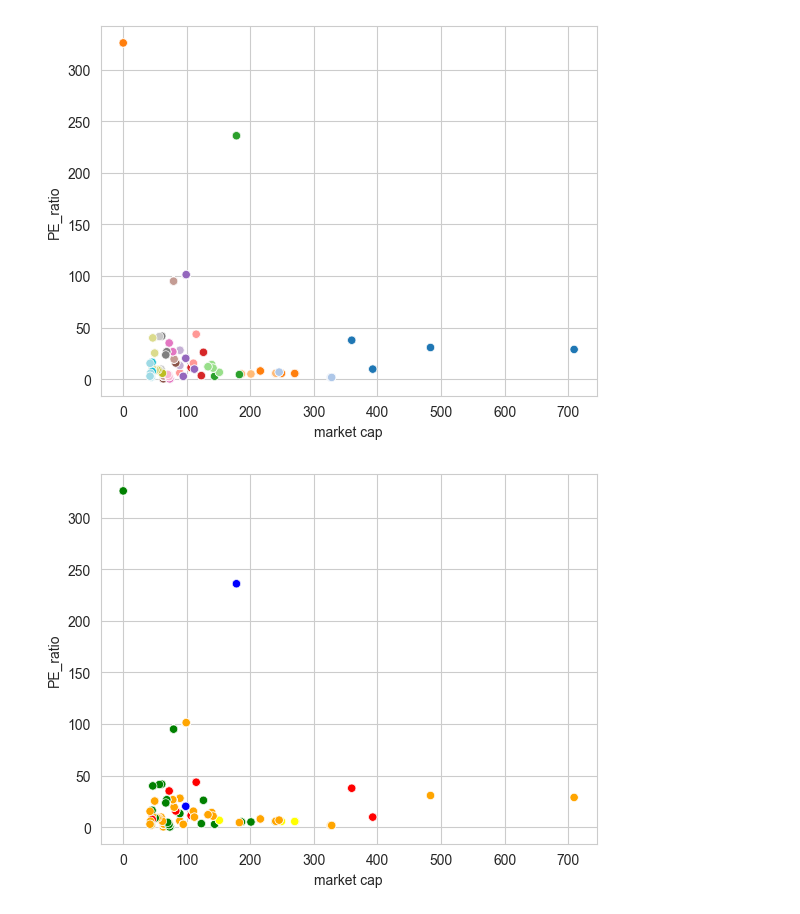
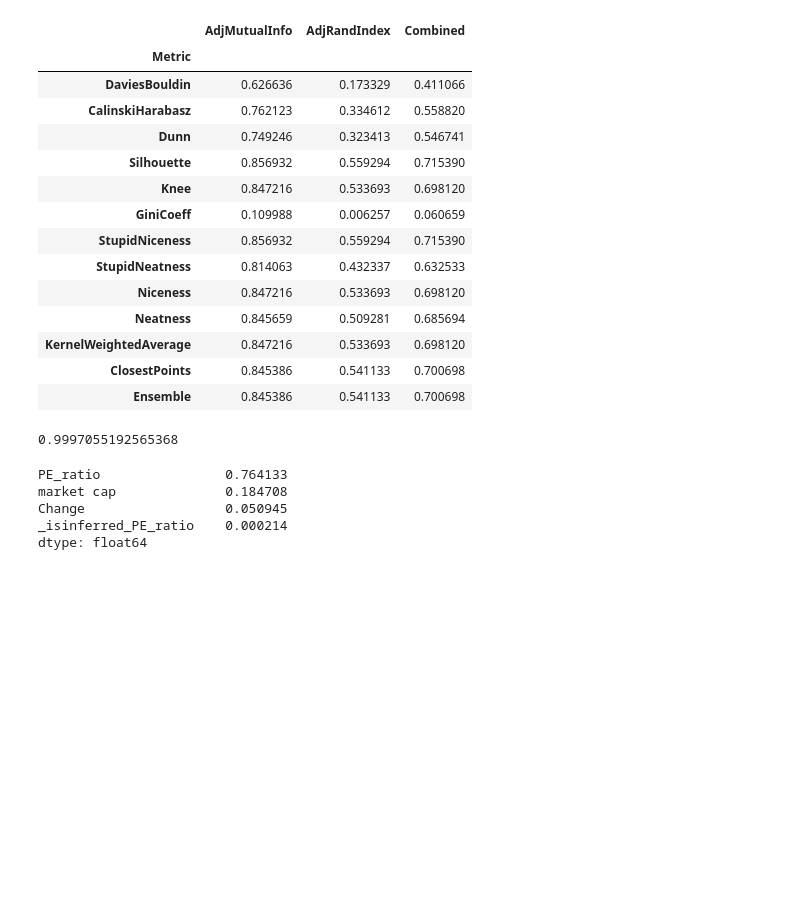
Before and after one commit to chrico-bu-uab/gower, a Jupyter notebook: yahoo.ipynb, the cells around one changed output. Drawn from its saved outputs; the diff is of its cells as text; code cells hidden in the pictures; blank space fills up the shorter version.

```diff
--- a/yahoo.ipynb
+++ b/yahoo.ipynb
@@ -61,12 +72,33 @@ yahoo_ = optimize_dbscan(yahoo.drop("movement_category", axis=1), yahoo.movement
-# %%
-scatter(x=yahoo["market cap"], y=yahoo.PE_ratio, c=yahoo_.cluster.astype(int), cmap="tab20")
-plt.show()
-scatter(x=yahoo["market cap"], y=yahoo.PE_ratio, c=yahoo.movement_category.map({"strong negative": "red",
-                                                                             "weak negative": "orange",
-                                                                             "zero": "yellow",
-                                                                             "weak positive": "green",
-                                                                             "strong positive": "blue"}))
-plt.show()
-# %% [output]
-[figure, removed]
-[figure, removed]
+# %%
+yahoo_[1][1]
+# %% [output]
+|  | AdjMutualInfo | AdjRandIndex | Combined |
+| Metric |  |  |  |
+| DaviesBouldin | 0.626636 | 0.173329 | 0.411066 |
+| CalinskiHarabasz | 0.762123 | 0.334612 | 0.558820 |
+| Dunn | 0.749246 | 0.323413 | 0.546741 |
+| Silhouette | 0.856932 | 0.559294 | 0.715390 |
+| Knee | 0.847216 | 0.533693 | 0.698120 |
+| GiniCoeff | 0.109988 | 0.006257 | 0.060659 |
+| StupidNiceness | 0.856932 | 0.559294 | 0.715390 |
+| StupidNeatness | 0.814063 | 0.432337 | 0.632533 |
+| Niceness | 0.847216 | 0.533693 | 0.698120 |
+| Neatness | 0.845659 | 0.509281 | 0.685694 |
+| KernelWeightedAverage | 0.847216 | 0.533693 | 0.698120 |
+| ClosestPoints | 0.845386 | 0.541133 | 0.700698 |
+| Ensemble | 0.845386 | 0.541133 | 0.700698 |
+# %%
+from sklearn.preprocessing import LabelEncoder
+le = LabelEncoder()
+le.fit(yahoo.Name)
+X_train, X_test, y_train, y_test = train_test_split(yahoo.drop("Name", axis=1), le.transform(yahoo.Name), random_state=42)
+reg.fit(X_train, y_train)
+print(reg.score(X_test, y_test))
+pd.Series(reg.feature_importances_, index=X_train.columns).sort_values(ascending=False)
+# %% [output]
+0.9997055192565368
+PE_ratio                0.764133
+market cap              0.184708
+Change                  0.050945
+_isinferred_PE_ratio    0.000214
+dtype: float64
```
Also changed, not shown: parts of 3 cells of this notebook, 3 other files.
